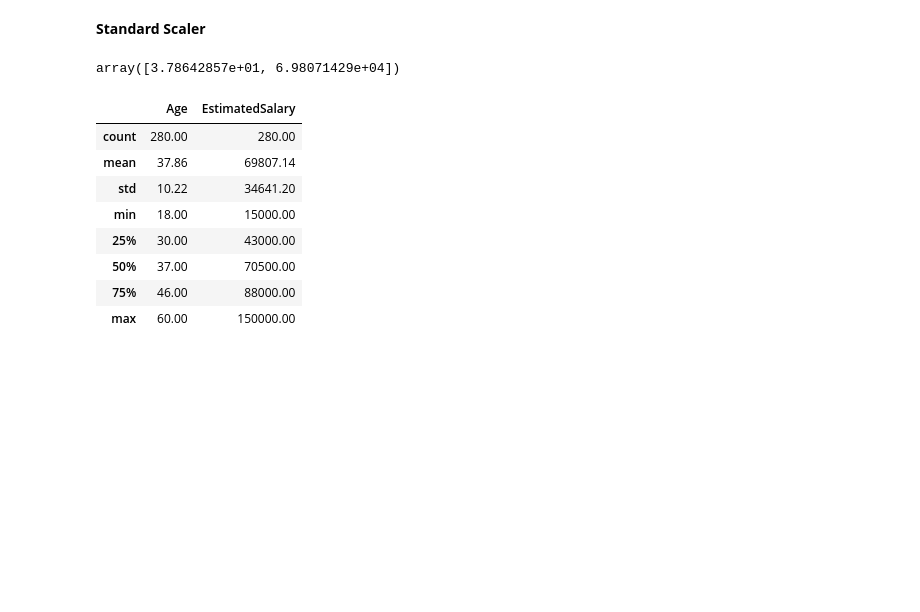
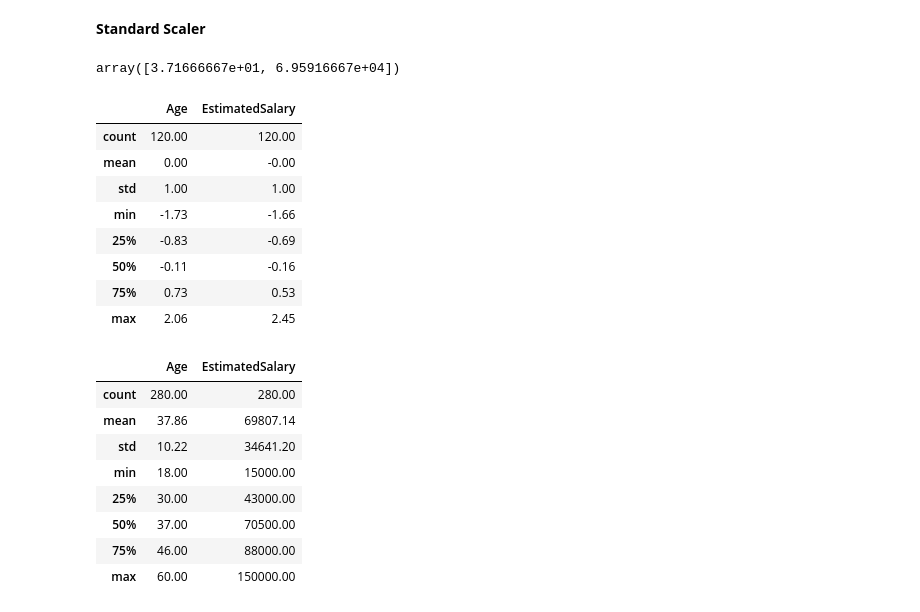
Before and after one commit to SpandanBasack/MachineLearning, a Jupyter notebook: Feature Engineering/Feature Scaling - Standardization.ipynb, the cells around one changed output. Cells and saved outputs as stored; diff of their text form; code cells hidden in the pictures; blank space fills up the shorter version.

```diff
--- a/Feature Engineering/Feature Scaling - Standardization.ipynb
+++ b/Feature Engineering/Feature Scaling - Standardization.ipynb
@@ -33,14 +33,27 @@ scaler = StandardScaler()
 #fit the scaler to the train set, it will learn the parameters
 scaler.fit(X_train)
 X_train_scaled = scaler.transform(X_train)
+scaler.fit(X_test)
 X_test_scaled = scaler.transform(X_test)
 # %%
 scaler.mean_
 # %% [output]
-array([3.78642857e+01, 6.98071429e+04])
+array([3.71666667e+01, 6.95916667e+04])
 # %%
 X_train_scaled = pd.DataFrame(X_train_scaled, columns=X_train.columns)
 X_test_scaled = pd.DataFrame(X_test_scaled, columns=X_test.columns)
+# %%
+np.round(X_test_scaled.describe(), 2)
+# %% [output]
+|  | Age | EstimatedSalary |
+| count | 120.00 | 120.00 |
+| mean | 0.00 | -0.00 |
+| std | 1.00 | 1.00 |
+| min | -1.73 | -1.66 |
+| 25% | -0.83 | -0.69 |
+| 50% | -0.11 | -0.16 |
+| 75% | 0.73 | 0.53 |
+| max | 2.06 | 2.45 |
 # %%
 np.round(X_train.describe(), 2)
 # %% [output]
```
Also changed, not shown: parts of 7 cells of this notebook.
